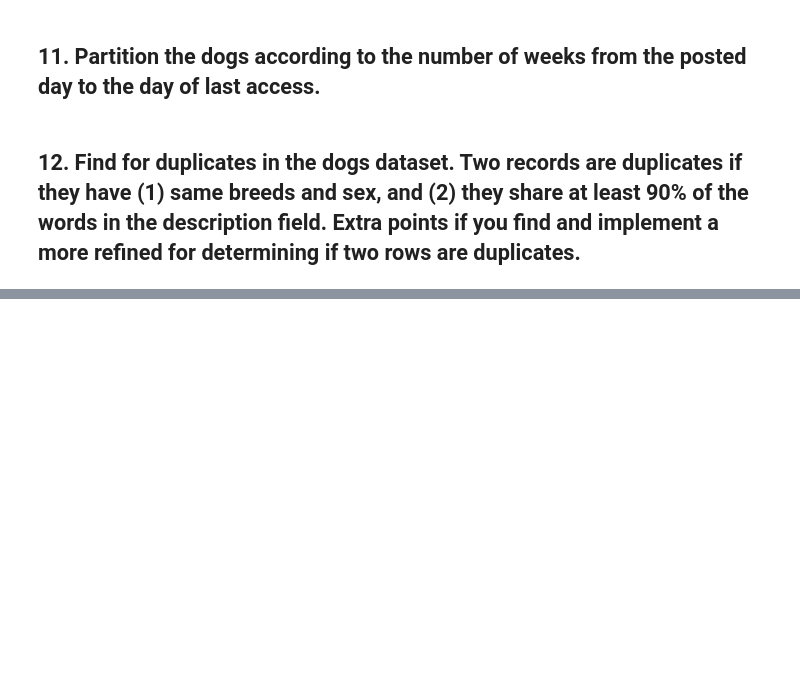
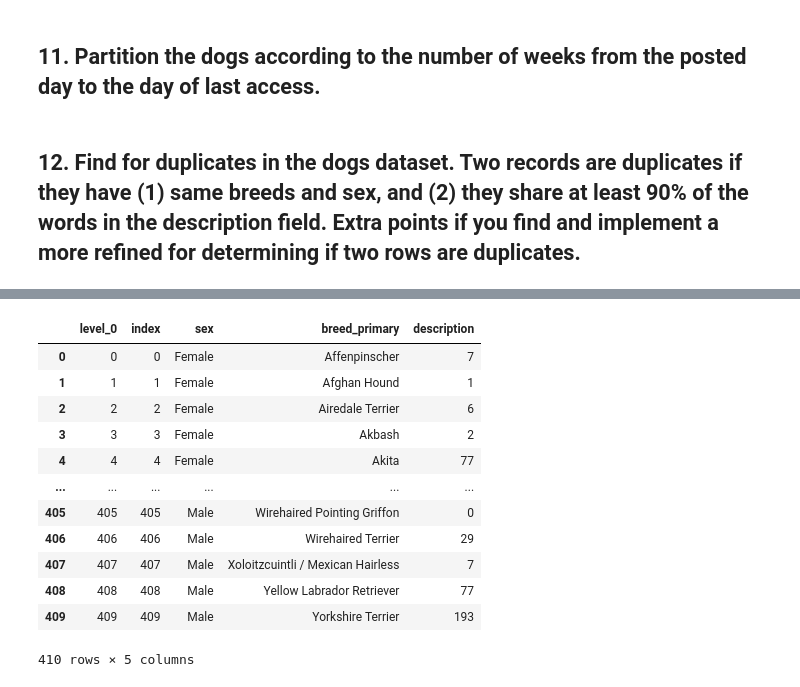
Before and after one commit to mat1218B/ProjectOfComputerScience, a Jupyter notebook: Project-CS_2022.ipynb, the cells around one changed output, grey strips where cells are left out. Drawn from its saved outputs; the diff is of its cells as text; code cells hidden in the pictures; blank space fills up the shorter version.

```diff
--- a/Project-CS_2022.ipynb
+++ b/Project-CS_2022.ipynb
@@ -874,0 +899,4 @@ diz
+# %%
+# 1) creo una tabella con tutti gli elementi che hanno uguale breeed & sex
+duplicate_table = dogs.groupby(['sex', 'breed_primary'], as_index=False)[['description']].count()
+duplicate_table
@@ -874,0 +917,18 @@ diz
+# %%
+#elimino le righe che hanno come sex 'unknown' in quanto non sarebbe possibile decretare che sono duplicate se non il sa il sesso
+duplicate_table = duplicate_table.drop(duplicate_table.index[duplicate_table['sex'] == 'Unknown'])
+duplicate_table
+# %% [output]
+|  | level_0 | index | sex | breed_primary | description |
+| 0 | 0 | 0 | Female | Affenpinscher | 7 |
+| 1 | 1 | 1 | Female | Afghan Hound | 1 |
+| 2 | 2 | 2 | Female | Airedale Terrier | 6 |
+| 3 | 3 | 3 | Female | Akbash | 2 |
+| 4 | 4 | 4 | Female | Akita | 77 |
+| ... | ... | ... | ... | ... | ... |
+| 405 | 405 | 405 | Male | Wirehaired Pointing Griffon | 0 |
+| 406 | 406 | 406 | Male | Wirehaired Terrier | 29 |
+| 407 | 407 | 407 | Male | Xoloitzcuintli / Mexican Hairless | 7 |
+| 408 | 408 | 408 | Male | Yellow Labrador Retriever | 77 |
+| 409 | 409 | 409 | Male | Yorkshire Terrier | 193 |
+410 rows × 5 columns
```
Also changed, not shown: parts of 10 cells of this notebook.
